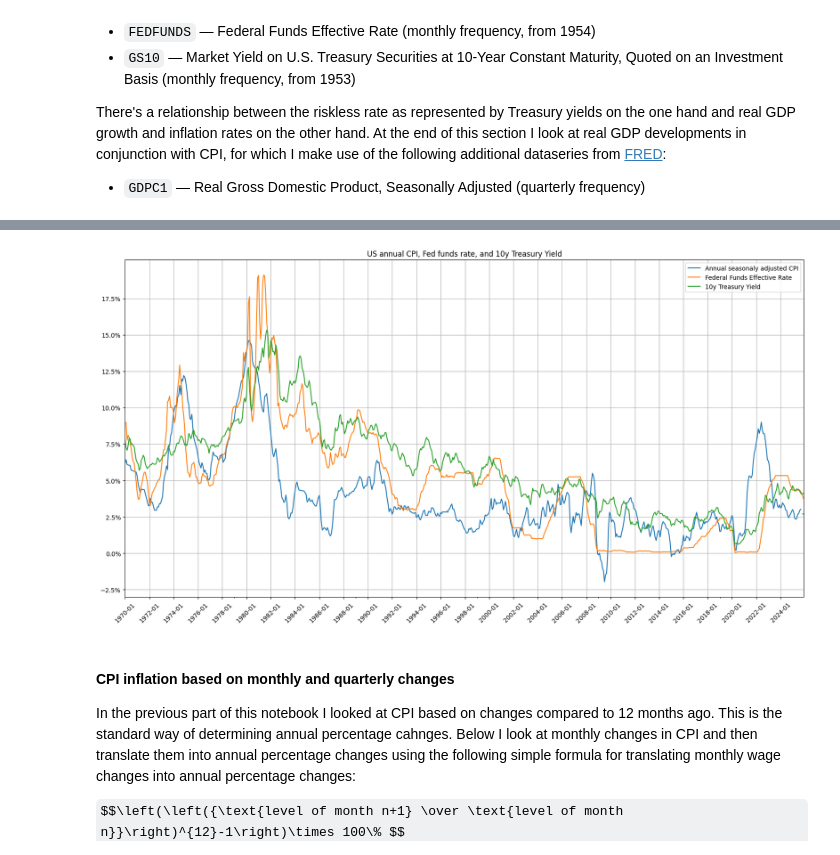
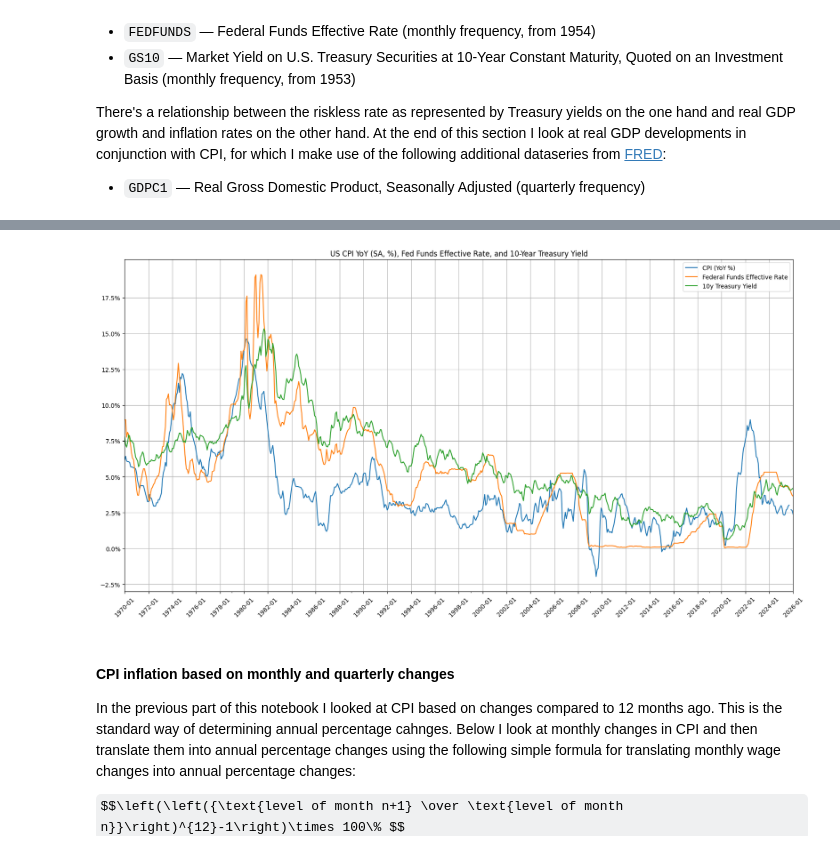
Before and after one commit to ilchen/US_Economic_Data_Analysis, a Jupyter notebook: CPI_and_Fed_Funds_Rates.ipynb, the cells around one changed output, grey strips where cells are left out. Cells and saved outputs as stored; diff of their text form; code cells hidden in the pictures; some formulas as TeX source.

```diff
--- a/CPI_and_Fed_Funds_Rates.ipynb
+++ b/CPI_and_Fed_Funds_Rates.ipynb
@@ -50,8 +50,9 @@ real_gdp_quarterly = ((real_gdp/real_gdp.shift(1)).pow(4)-1)
 real_gdp = real_gdp.rolling(4).mean().pct_change(4).loc['1970':]
 
 fred_cpi_ffr = fred_cpi_ffr.loc['1970':]
+CPI_COLUMN_NAME = 'CPI (YoY %)'
 fred_cpi_ffr.rename(
-    columns={'CPIAUCSL': 'Annual seasonaly adjusted CPI', 'FEDFUNDS': 'Federal Funds Effective Rate',
+    columns={'CPIAUCSL': CPI_COLUMN_NAME, 'FEDFUNDS': 'Federal Funds Effective Rate',
              'GS10': '10y Treasury Yield', 'GS3M': '3m Treasury Yield',
              'FII10': '10y TIPS Yield'},
     inplace=True)
@@ -79,10 +80,11 @@ fred_cpi_ffr.loc['2020':]
 # %%
-ax = fred_cpi_ffr.iloc[:,:-2].plot(figsize=(20,10), grid=True, title='US annual CPI, Fed funds rate, and 10y Treasury Yield',
-                       xticks=fred_cpi_ffr.index[::24], xlabel='', rot=45, yticks=np.arange(-.025, .2, 0.025))
+ax = fred_cpi_ffr.iloc[:,:-2].plot(figsize=(20,10), grid=True,
+                                   title='US CPI YoY (SA, %), Fed Funds Effective Rate, and 10-Year Treasury Yield',
+                                   xticks=fred_cpi_ffr.index[::24], xlabel='', rot=45, yticks=np.arange(-.025, .2, 0.025))
 ax.yaxis.set_major_formatter(mtick.PercentFormatter(1))
 _ = ax.set_xticklabels(list(map('{:%Y-%m}'.format, fred_cpi_ffr.index[::24])))
 # %% [output]
-[figure, old version]
+[figure, new version]
 # %% [markdown]
 #### CPI inflation based on monthly and quarterly changes
 In the previous part of this notebook I looked at CPI based on changes compared to 12 months ago. This is the standard way of determining annual percentage cahnges. Below I look at monthly changes in CPI and then translate them into annual percentage changes using the following simple formula for translating monthly wage changes into annual percentage changes:
```
Also changed, not shown: parts of 30 cells of this notebook.
